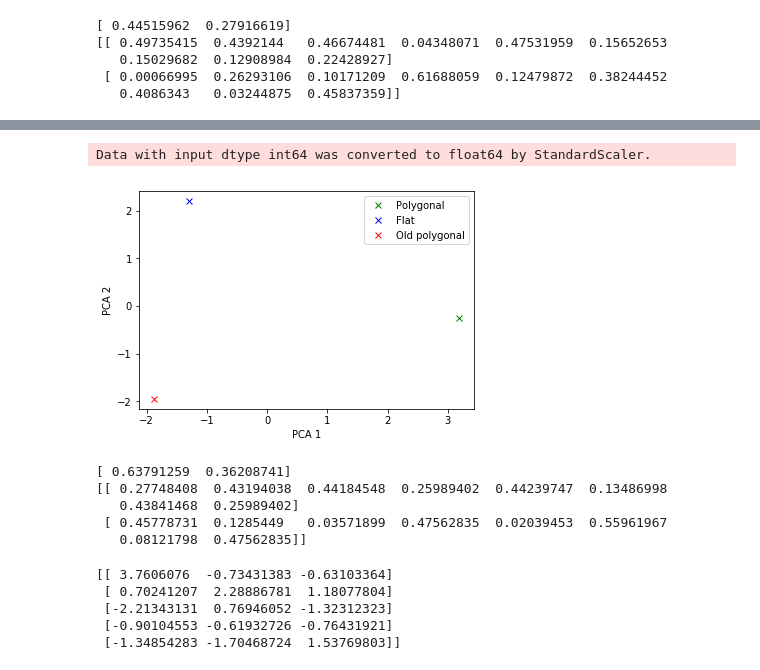
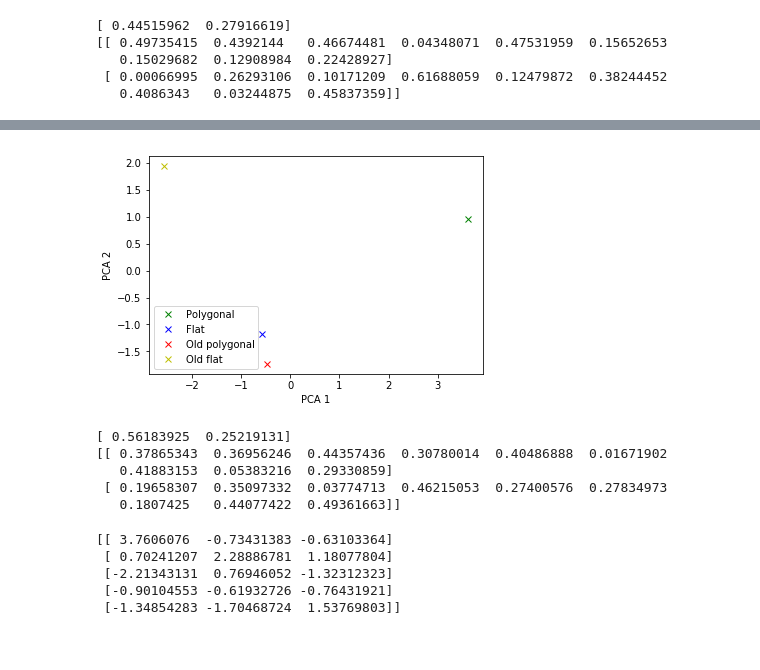
Before and after one commit to sriemer1/senior-thesis, a Jupyter notebook: Jmicrovision data .ipynb, the cells around one changed output, grey strips where cells are left out. Saved outputs shown, nothing was run; the diff lists cells and outputs as text; code cells hidden in the pictures.

```diff
--- a/Jmicrovision data .ipynb
+++ b/Jmicrovision data .ipynb
@@ -534,39 +537,40 @@ print(abs(pca.components_)) #component scores, how much each variable influences
 # %%
 #PCA on point count data with amorphous organic matter, bulk mats, absolute abundances
 
 from sklearn import decomposition
 from sklearn import datasets
 from sklearn import linear_model
 import numpy as np
 from sklearn.preprocessing import StandardScaler
 import matplotlib.pyplot as plt
 
-X=np.array([[3461,154,254,95,26,4,4,0],
-[3707,12,156,95,2,26,1,0],
-[3526,30,151,90,0,1,0,1]])
+X=np.array([[3461,154,254,95,26,4,4,0,0],
+[3707,12,156,95,2,26,1,0,0],
+[3526,30,151,90,0,1,0,1,0],
+[3790,48,112,46,2,1,0,0,1]])
 
 X_std = StandardScaler().fit_transform(X)
 pca = decomposition.PCA(n_components=2)
 Y = pca.fit_transform(X_std)
 
 p1,=plt.plot(Y[0][0],Y[0][1],'gx', label='Polygonal')
 p2,=plt.plot(Y[1][0],Y[1][1],'bx',label='Flat')
 p3,=plt.plot(Y[2][0],Y[2][1],'rx',label='Old polygonal')
-plt.legend(handles=[p1, p2,p3])
+p4,=plt.plot(Y[3][0],Y[3][1],'yx',label='Old flat')
+plt.legend(handles=[p1, p2,p3,p4])
 plt.xlabel('PCA 1')
 plt.ylabel('PCA 2')
 plt.show()
 
 print(pca.explained_variance_ratio_) #what percent of the variance PCA 1 and 2 explain
 print(abs(pca.components_)) #component scores, how much each variable influences PCA 1 and 2
 # %% [output]
+[figure, new version]
-Data with input dtype int64 was converted to float64 by StandardScaler.
+[ 0.56183925  0.25219131]
+[[ 0.37865343  0.36956246  0.44357436  0.30780014  0.40486888  0.01671902
+   0.41883153  0.05383216  0.29330859]
+ [ 0.19658307  0.35097332  0.03774713  0.46215053  0.27400576  0.27834973
+   0.1807425   0.44077422  0.49361663]]
-[figure, old version]
-[ 0.63791259  0.36208741]
-[[ 0.27748408  0.43194038  0.44184548  0.25989402  0.44239747  0.13486998
-   0.43841468  0.25989402]
- [ 0.45778731  0.1285449   0.03571899  0.47562835  0.02039453  0.55961967
-   0.08121798  0.47562835]]
 # %%
 #PCA on point count data with amorphous organic matter, individual layers, relative abundances, 3d plot
 
```
Also changed, not shown: parts of 10 cells of this notebook.
